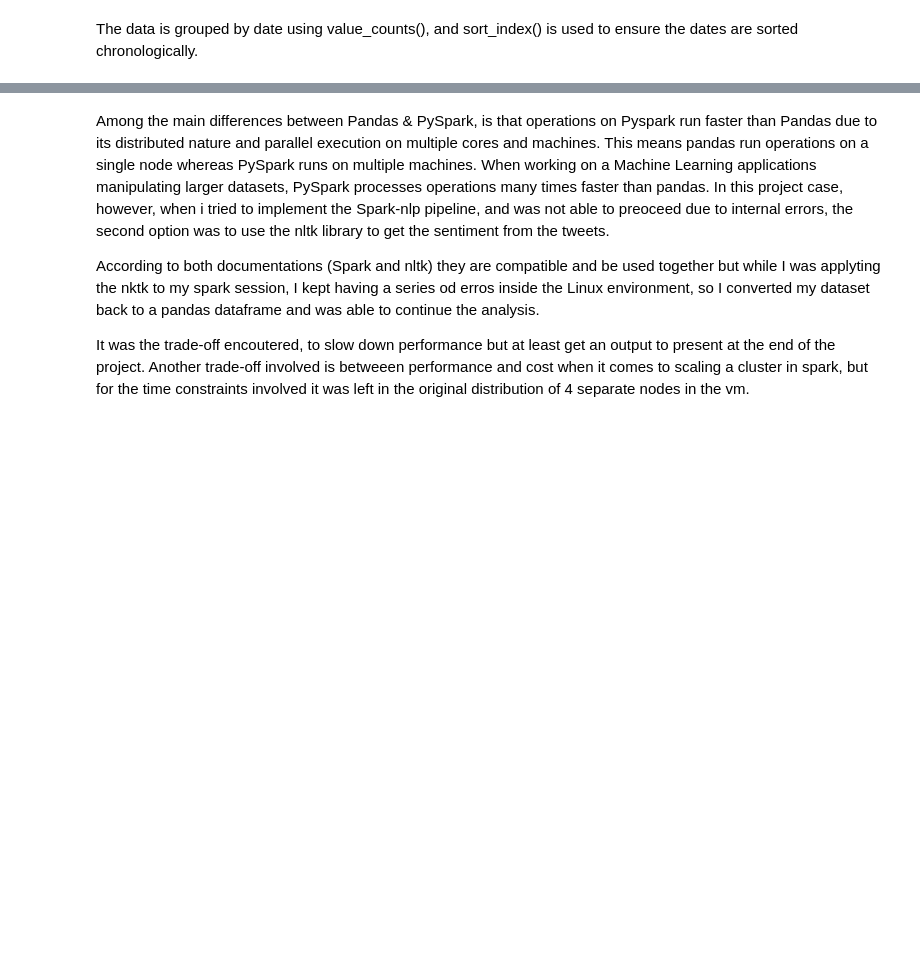
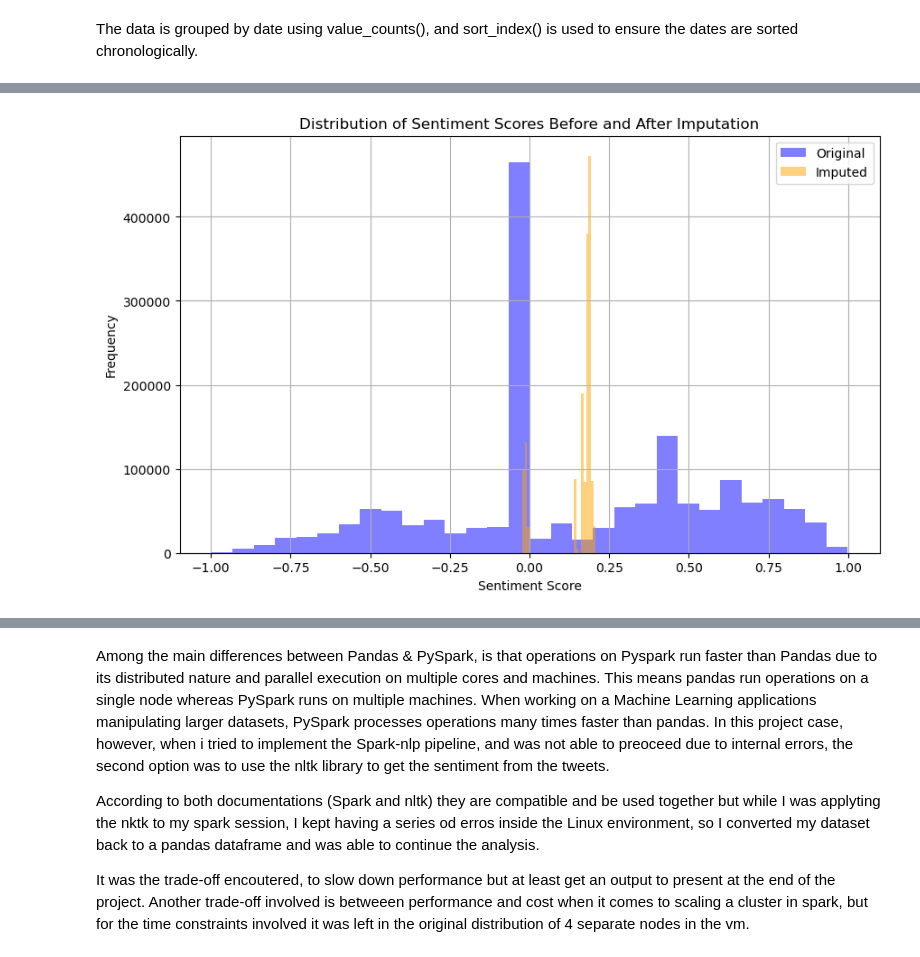
Before and after one commit to clarissa2020274/2020274_CA2, a Jupyter notebook: 2020274_CA2.ipynb, the cells around one changed output, grey strips where cells are left out. Cells and saved outputs as stored; diff of their text form; code cells hidden in the pictures; blank space fills up the shorter version.

```diff
--- a/2020274_CA2.ipynb
+++ b/2020274_CA2.ipynb
@@ -704,0 +1211,17 @@ tweets_df.show(5,truncate=False)
+# %%
+# Create a histogram for original sentiment scores
+plt.figure(figsize=(10, 6))
+plt.hist(merged_df1['sentiment_score'].dropna(), bins=30, alpha=0.5, label='Original', color='blue')
+
+# Create a histogram for imputed sentiment scores
+plt.hist(merged_df1['sentiment_mean'].dropna(), bins=30, alpha=0.5, label='Imputed', color='orange')
+
+# Customize plot
+plt.title('Distribution of Sentiment Scores Before and After Imputation')
+plt.xlabel('Sentiment Score')
+plt.ylabel('Frequency')
+plt.legend()
+plt.grid(True)
+plt.show()
+# %% [output]
+[figure, added]
```
Also changed, not shown: parts of 74 cells of this notebook.
